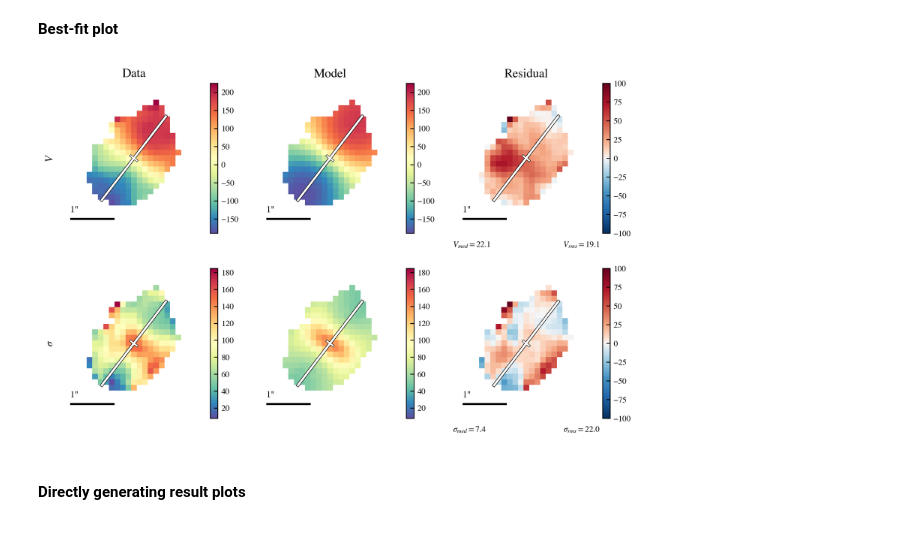
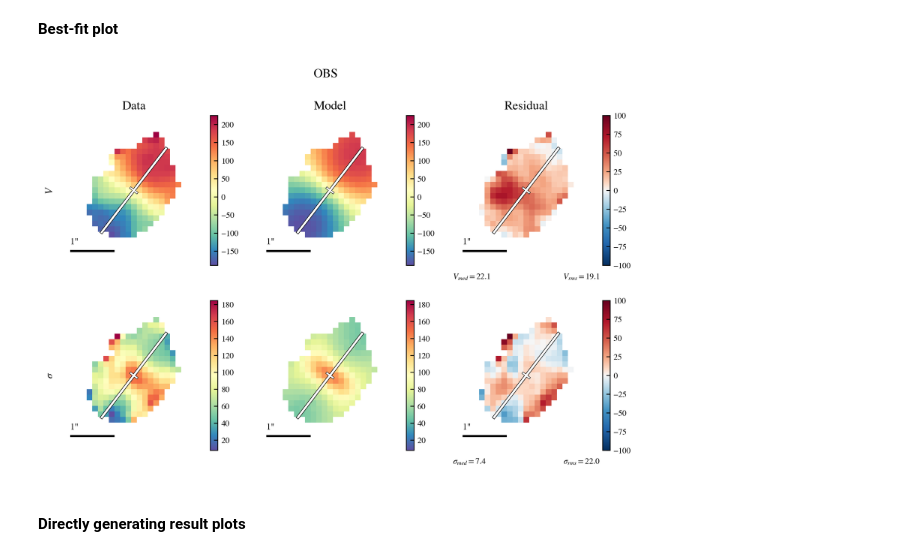
Before and after one commit to dysmalpy/dysmalpy, a Jupyter notebook: examples/notebooks/dysmalpy_example_fitting_wrapper_2D.ipynb, the cells around one changed output. Cells and saved outputs as stored; diff of their text form; code cells hidden in the pictures.

```diff
--- a/examples/notebooks/dysmalpy_example_fitting_wrapper_2D.ipynb
+++ b/examples/notebooks/dysmalpy_example_fitting_wrapper_2D.ipynb
@@ -135,10 +135,13 @@ f_results =  params['outdir'] + '{}_{}_results.pickle'.format(params['galID'],
 **Best-fit plot**
 # %%
 # Look at best-fit:
-filepath = outdir_mpfit+"{}_mpfit_best_fit.{}".format(params['galID'], params['plot_type'])
+filepath = outdir_mpfit+"{}_{}_bestfit_{}.{}".format(params['galID'],
+                                                     params['fit_method'],
+                                                     params['obs_1_name'],
+                                                     params['plot_type'])
 Image(filename=filepath, width=600)
 # %% [output]
-[figure, old version]
+[figure, new version]
 # %% [markdown]
 #### Directly generating result plots ####
 # %% [markdown]
```
Also changed, not shown: parts of 9 cells of this notebook, 32 other files.
